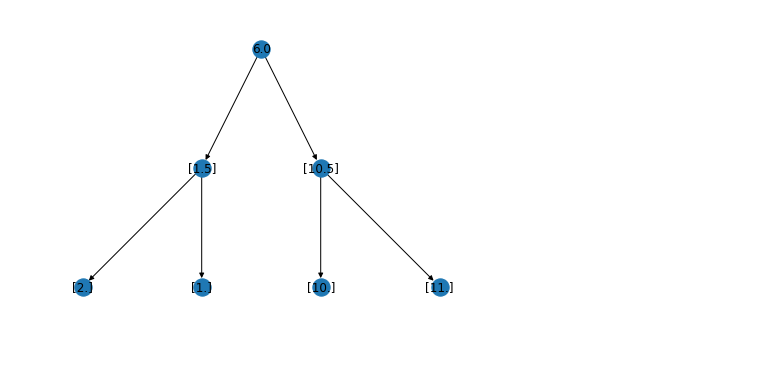
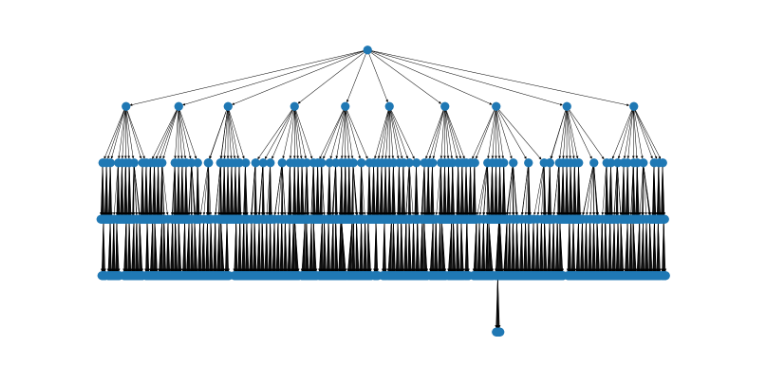
Before and after one commit to epignatelli/scalable-recognition-with-a-vocabulary-tree, a Jupyter notebook: VV3.ipynb, the cells around one changed output. Saved outputs shown, nothing was run; the diff lists cells and outputs as text; code cells hidden in the pictures; blank space fills up the shorter version.

```diff
--- a/VV3.ipynb
+++ b/VV3.ipynb
@@ -29,7 +30,8 @@ class CIBR(object):
         # replace with Antonio's
         if (image is None):
             ones = np.ones(1)
-            return np.array([ones, ones * 2, ones * 10, ones * 11])
+#             return np.array([ones, ones * 2, ones * 10, ones * 11])
+            return np.random.randn(5000, 128)
         else:
             return sift(image)
 
@@ -84,7 +86,7 @@ class CIBR(object):
         min_dist = float("inf")
         node = None
         for child in self.tree[root]:
-            distance = np.linalg.norm([self.nodes[child] - feature])
+            distance = np.linalg.norm([self.nodes[child] - feature])  # l1 norm (or l2)
             if distance < min_dist:
                 min_dist = distance
                 node = child
@@ -119,8 +121,8 @@ class CIBR(object):
         """
         pass
 # %%
-vv3 = CIBR(None, 2, 2)
+vv3 = CIBR(None, 10, 6)
 vv3.create_tree()
-print(vv3.tree)
-print(vv3.nodes)
+# print(vv3.tree)
+# print(vv3.nodes)
 # %% [output]
@@ -129,11 +146,12 @@ print(vv3.nodes)
 # %%
 graph = nx.DiGraph()
 for k, v in vv3.tree.items():
     graph.add_node(k)
     for link in v:
         graph.add_edge(k, link)
 
+plt.figure(figsize=(20, 10))
 pos = nx.drawing.nx_agraph.graphviz_layout(graph, prog='dot')
-nx.draw(graph, pos=pos, labels=vv3.nodes)
+nx.draw(graph, pos=pos)
 # %% [output]
-[figure, old version]
+[figure, new version]
```
Also changed, not shown: parts of 2 cells of this notebook.
